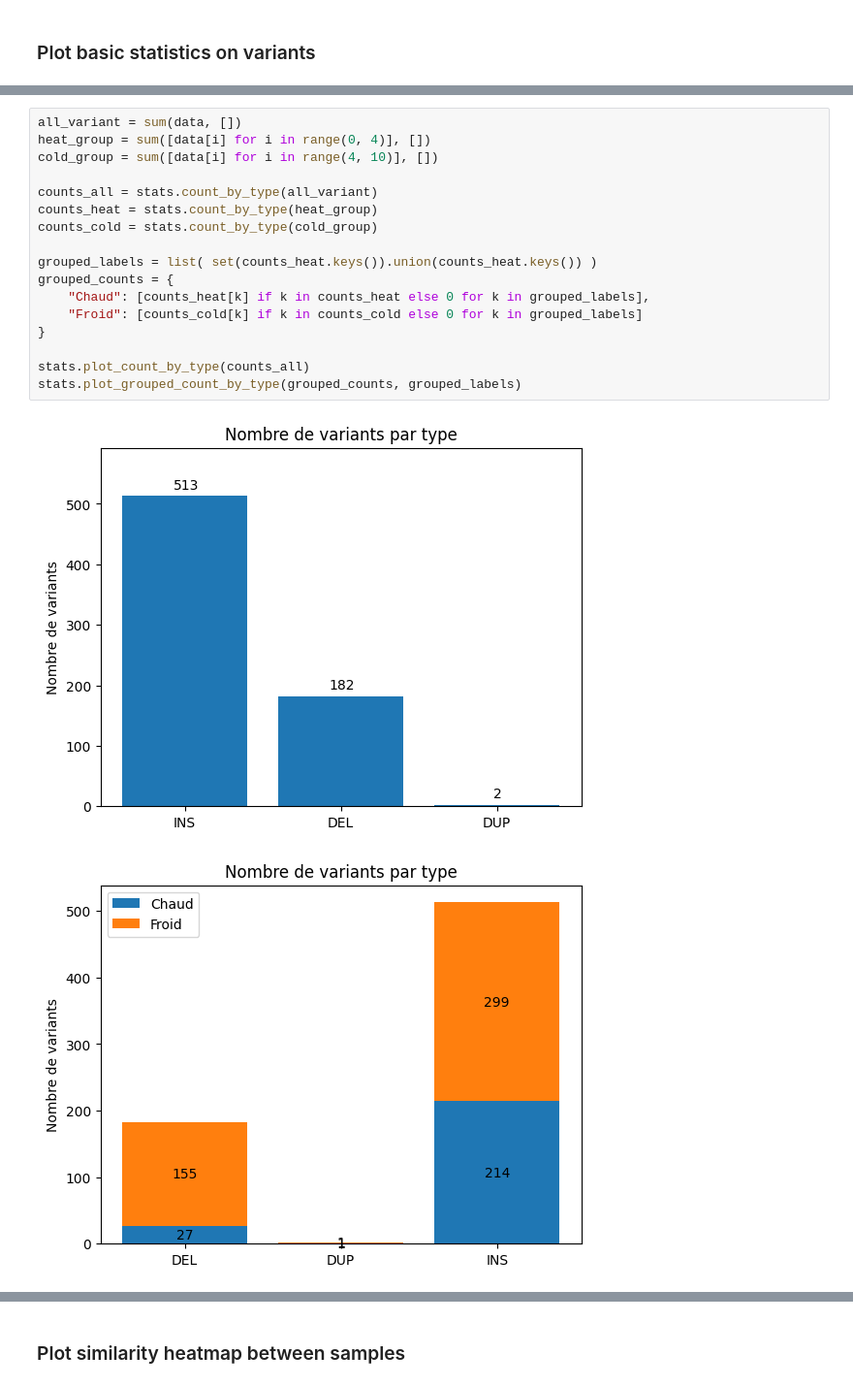
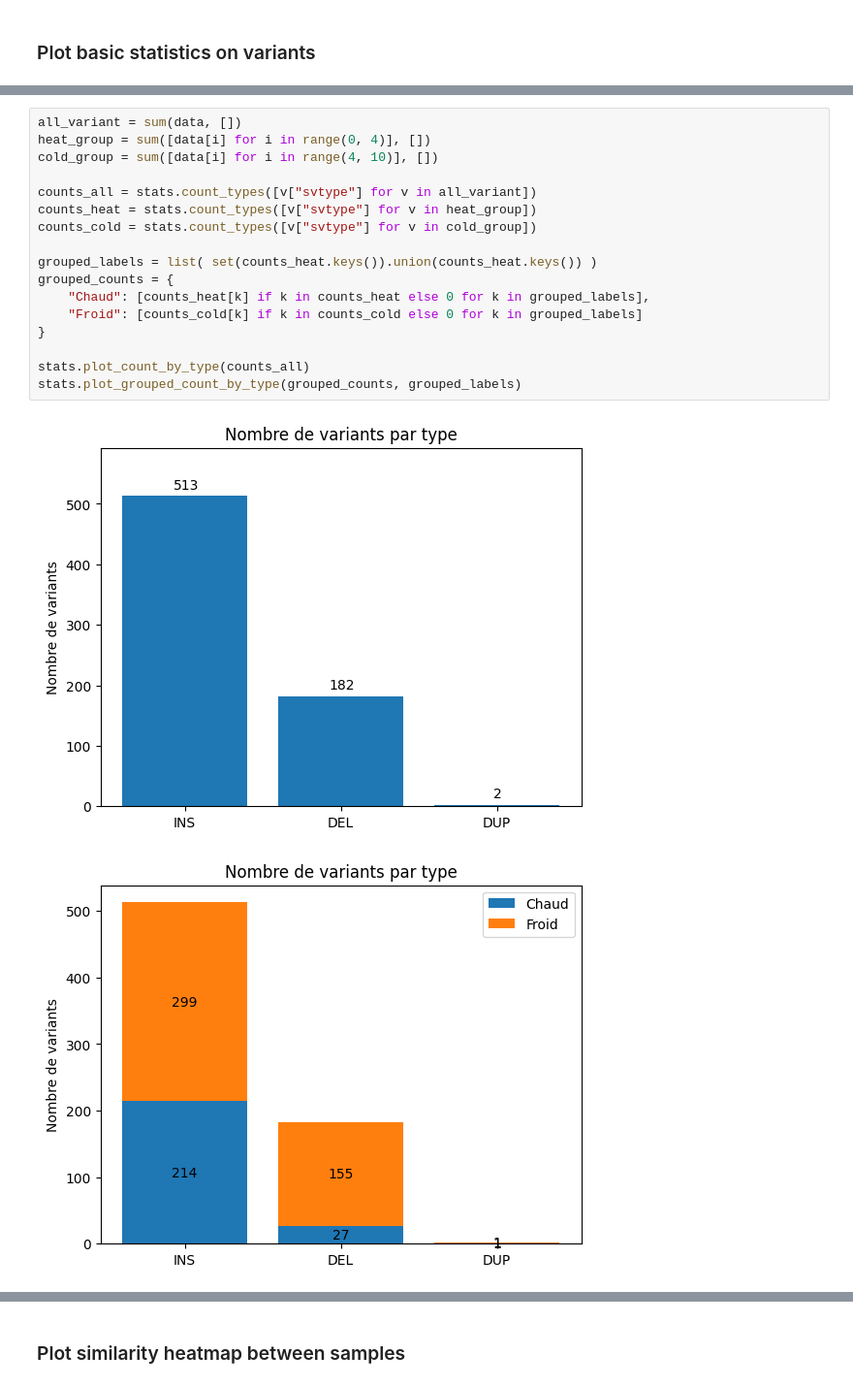
Before and after one commit to Tara-Guillorit/TP-BILL, a Jupyter notebook: analyse.ipynb, the cells around one changed output, grey strips where cells are left out. Shown at 97% size. Saved outputs shown, nothing was run; the diff lists cells and outputs as text.

```diff
--- a/analyse.ipynb
+++ b/analyse.ipynb
@@ -27,21 +30,21 @@ except FileNotFoundError:
 # %%
 all_variant = sum(data, [])
 heat_group = sum([data[i] for i in range(0, 4)], [])
 cold_group = sum([data[i] for i in range(4, 10)], [])
 
-counts_all = stats.count_by_type(all_variant)
-counts_heat = stats.count_by_type(heat_group)
-counts_cold = stats.count_by_type(cold_group)
+counts_all = stats.count_types([v["svtype"] for v in all_variant])
+counts_heat = stats.count_types([v["svtype"] for v in heat_group])
+counts_cold = stats.count_types([v["svtype"] for v in cold_group])
 
 grouped_labels = list( set(counts_heat.keys()).union(counts_heat.keys()) )
 grouped_counts = {
     "Chaud": [counts_heat[k] if k in counts_heat else 0 for k in grouped_labels],
     "Froid": [counts_cold[k] if k in counts_cold else 0 for k in grouped_labels]
 }
 
 stats.plot_count_by_type(counts_all)
 stats.plot_grouped_count_by_type(grouped_counts, grouped_labels)
 # %% [output]
 [figure]
-[figure, old version]
+[figure, new version]
 # %%
```
Also changed, not shown: parts of 7 cells of this notebook, 2 other files.
